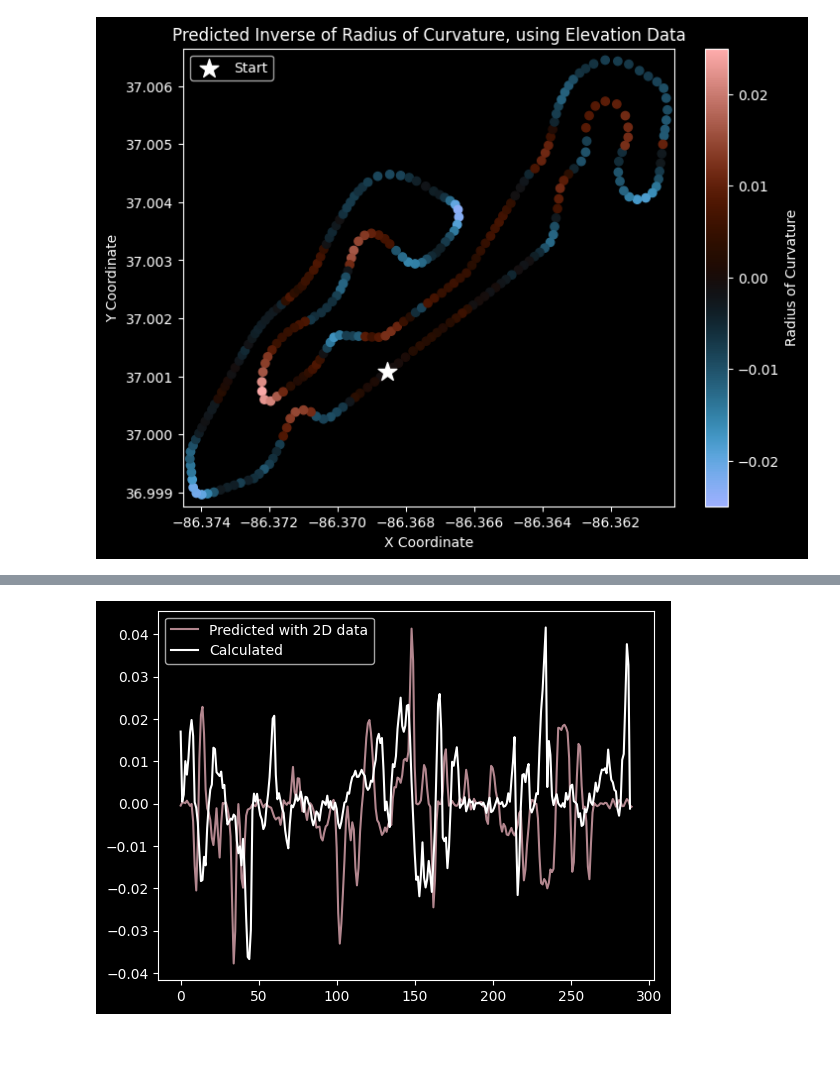
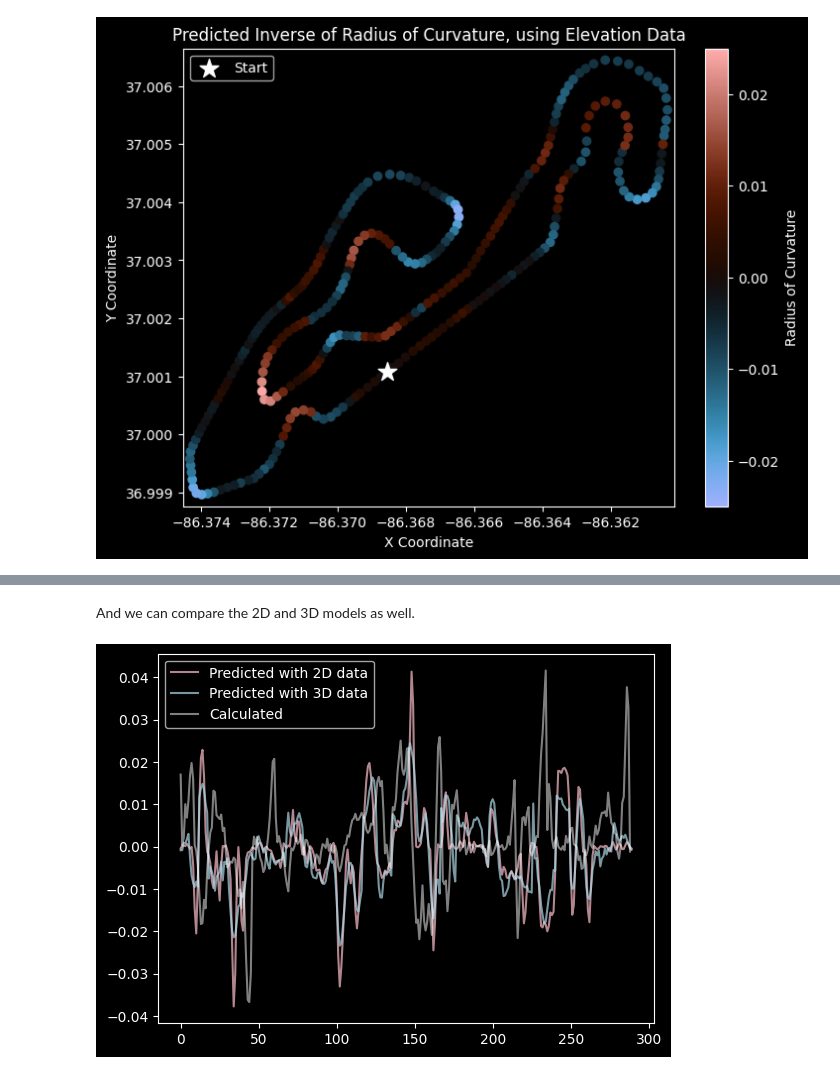
Before and after one commit to UBC-Solar/data_analysis, a Jupyter notebook: v4/localization_with_acceleration/acceleration.ipynb, the cells around one changed output, grey strips where cells are left out. Cells and saved outputs as stored; diff of their text form; code cells hidden in the pictures; blank space fills up the shorter version.

```diff
--- a/v4/localization_with_acceleration/acceleration.ipynb
+++ b/v4/localization_with_acceleration/acceleration.ipynb
@@ -901,8 +882,11 @@ plt.show()
+# %% [markdown]
+And we can compare the 2D and 3D models as well.
 # %%
 
 plt.plot(radius_of_curvature, label = "Predicted with 2D data", color = "pink", alpha = 0.7)
-plt.plot(-mean_radius_per_index, label = "Calculated", color = "white")
+plt.plot(three_dim_predict, label = "Predicted with 3D data", color = "lightblue", alpha = 0.7)
+plt.plot(-mean_radius_per_index, label = "Calculated", color = "white", alpha = 0.5)
 plt.legend()
 plt.show()
 # %% [output]
-[figure, old version]
+[figure, new version]
```
Also changed, not shown: parts of 27 cells of this notebook.
